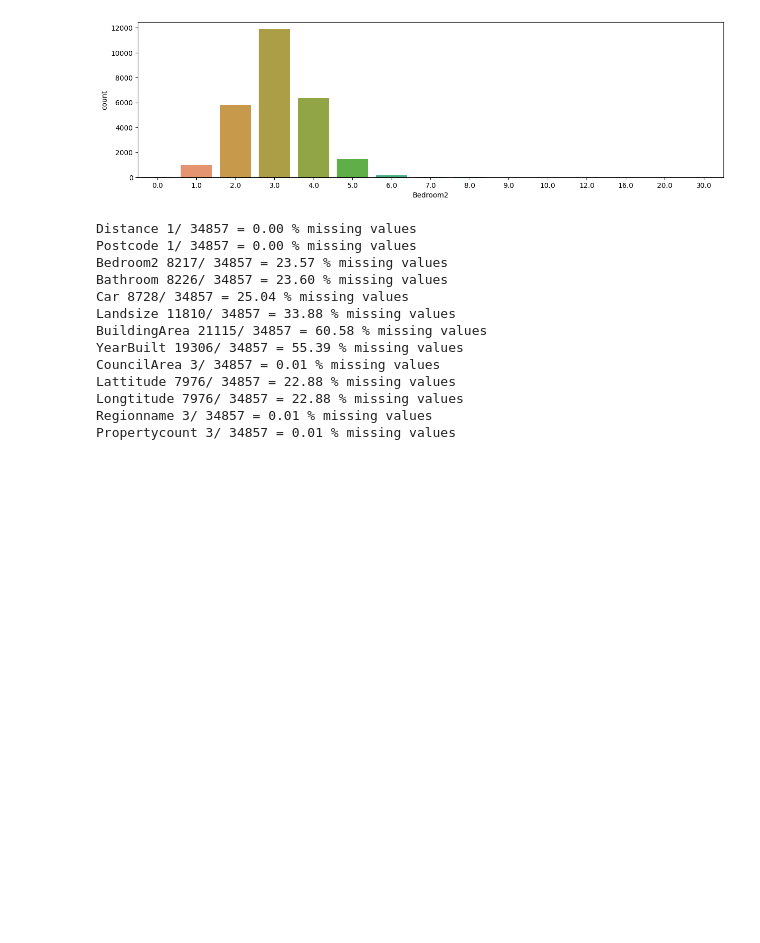
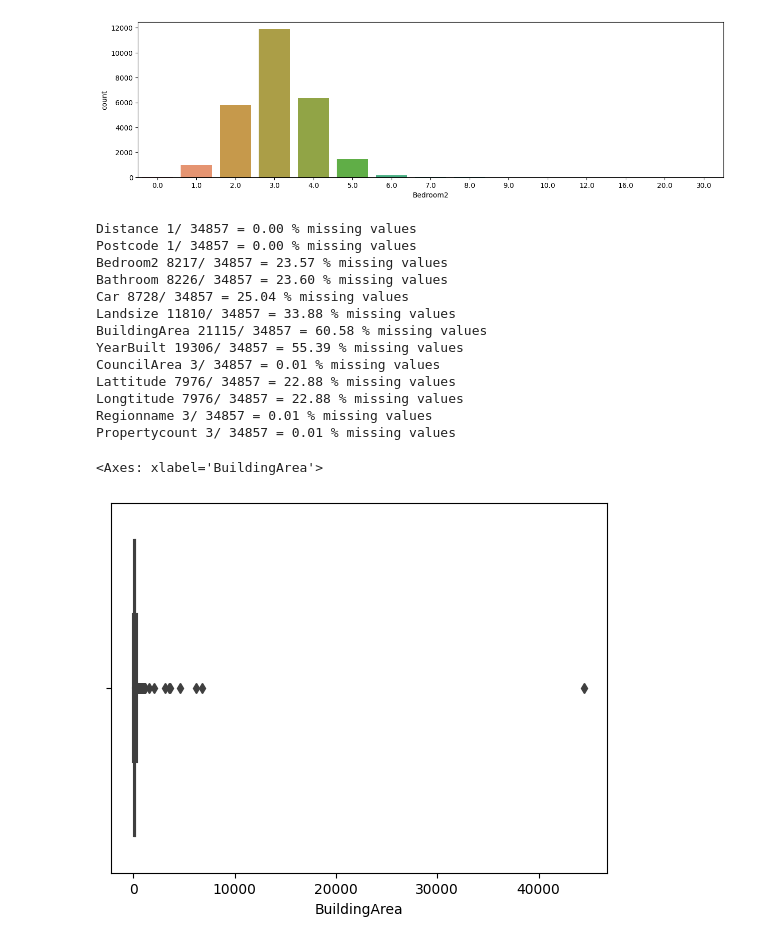
Before and after one commit to MiguelAngel3378/CURSO_ANALISIS_BD2, a Jupyter notebook: m5_visualizacion/seaborn/ejemplo3.ipynb, the cells around one changed output. Cells and saved outputs as stored; diff of their text form; code cells hidden in the pictures; blank space fills up the shorter version.

```diff
--- a/m5_visualizacion/seaborn/ejemplo3.ipynb
+++ b/m5_visualizacion/seaborn/ejemplo3.ipynb
@@ -164,3 +164,8 @@ Lattitude 7976/ 34857 = 22.88 % missing values
 Longtitude 7976/ 34857 = 22.88 % missing values
 Regionname 3/ 34857 = 0.01 % missing values
 Propertycount 3/ 34857 = 0.01 % missing values
+# %%
+sns.boxplot(data=df, x='BuildingArea')
+# %% [output]
+<Axes: xlabel='BuildingArea'>
+[figure, added]
```
Also changed, not shown: parts of 6 cells of this notebook.
